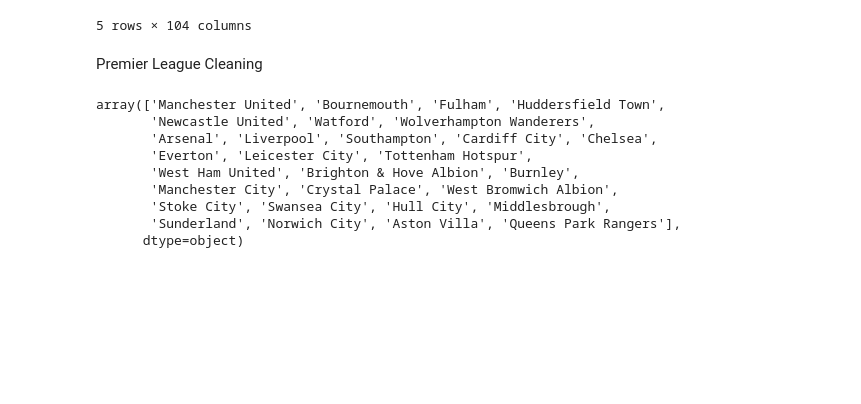
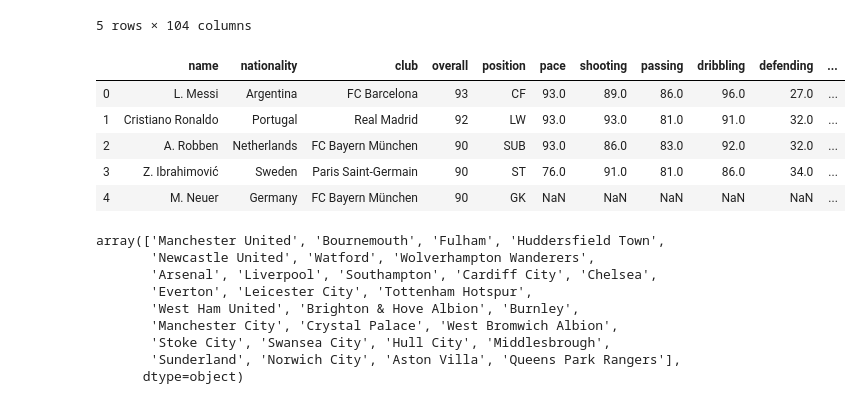
Before and after one commit to kooshaj/Fifa-Prediction-Analysis, a Jupyter notebook: FifaPredictionAnalysis.ipynb, the cells around one changed output. Cells and saved outputs as stored; diff of their text form; code cells hidden in the pictures; blank space fills up the shorter version.

```diff
--- a/FifaPredictionAnalysis.ipynb
+++ b/FifaPredictionAnalysis.ipynb
@@ -83,4 +92,13 @@ fifa_20.loc[(fifa_20.position == "LCB") | (fifa_20.position == "RCB"), "position
 fifa_20.loc[(fifa_20.position == "RDM") | (fifa_20.position == "LDM"), "position"] = "CDM"
 fifa_20.loc[(fifa_20.position == "RAM") | (fifa_20.position == "LAM"), "position"] = "CAM"
 fifa_20.loc[(fifa_20.position == "LS") | (fifa_20.position == "RS"), "position"] = "ST"
+# %%
+fifa_15.head()
+# %% [output]
+|  | name | nationality | club | overall | position | pace | shooting | passing | dribbling | defending | ... |
+| 0 | L. Messi | Argentina | FC Barcelona | 93 | CF | 93.0 | 89.0 | 86.0 | 96.0 | 27.0 | ... |
+| 1 | Cristiano Ronaldo | Portugal | Real Madrid | 92 | LW | 93.0 | 93.0 | 81.0 | 91.0 | 32.0 | ... |
+| 2 | A. Robben | Netherlands | FC Bayern München | 90 | SUB | 93.0 | 86.0 | 83.0 | 92.0 | 32.0 | ... |
+| 3 | Z. Ibrahimović | Sweden | Paris Saint-Germain | 90 | ST | 76.0 | 91.0 | 81.0 | 86.0 | 34.0 | ... |
+| 4 | M. Neuer | Germany | FC Bayern München | 90 | GK | NaN | NaN | NaN | NaN | NaN | ... |
 # %%
@@ -89,6 +109,4 @@ def starting_11_checker(fifa, team):
         return True
     else:
         return False
-# %% [markdown]
-Premier League Cleaning
 # %%
```
Also changed, not shown: parts of 37 cells of this notebook.
